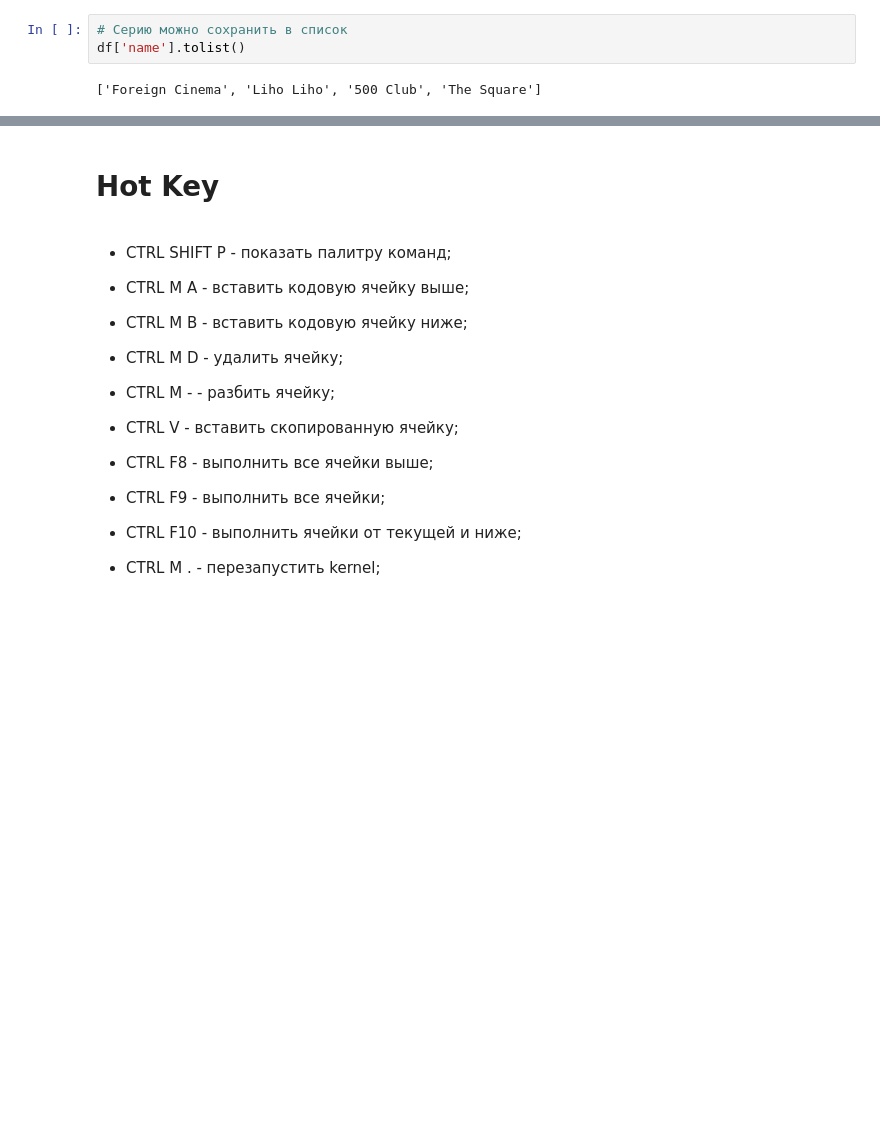
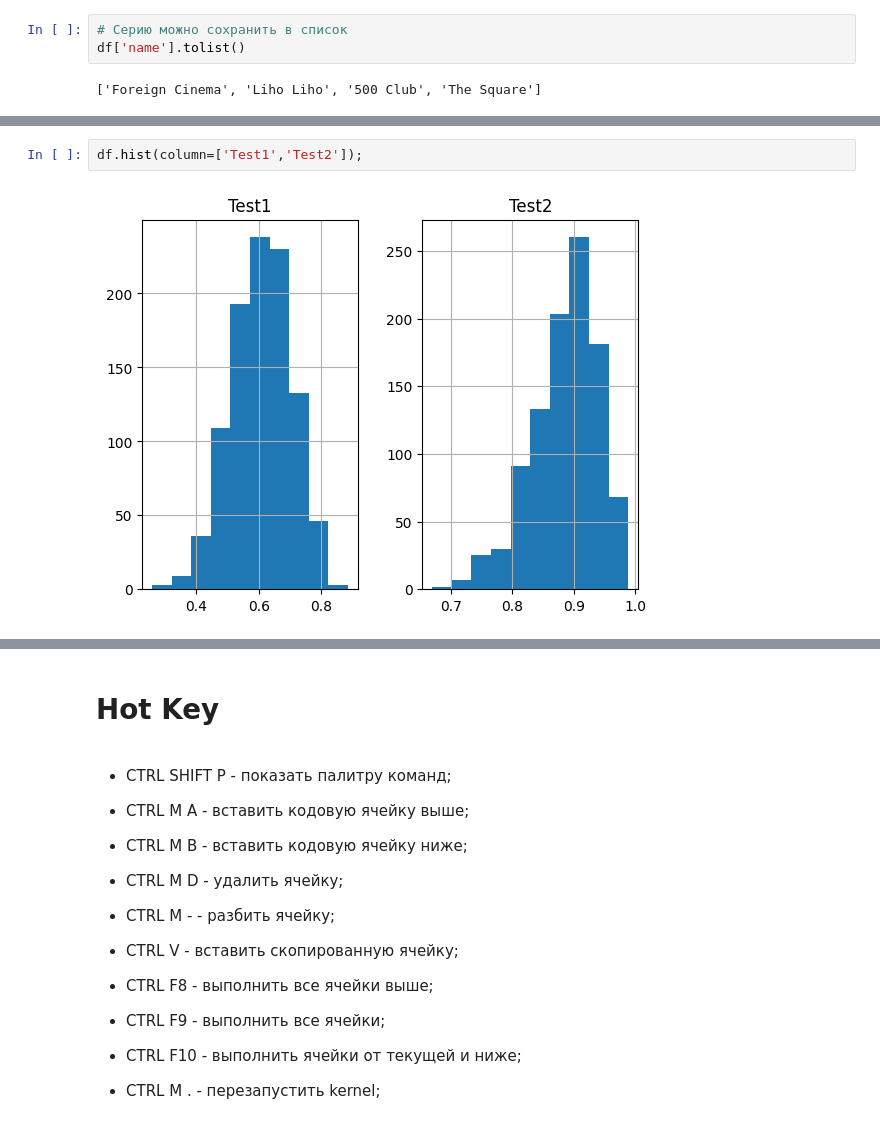
Before and after one commit to larikhin/pandas, a Jupyter notebook: data_independent.ipynb, the cells around one changed output, grey strips where cells are left out. Cells and saved outputs as stored; diff of their text form; blank space fills up the shorter version.

```diff
--- a/data_independent.ipynb
+++ b/data_independent.ipynb
@@ -1577,0 +1629,4 @@ df['name'].tolist()
+# %%
+df.hist(column=['Test1','Test2']);
+# %% [output]
+[figure, added]
```
Also changed, not shown: parts of 17 cells of this notebook, 1 other file.
